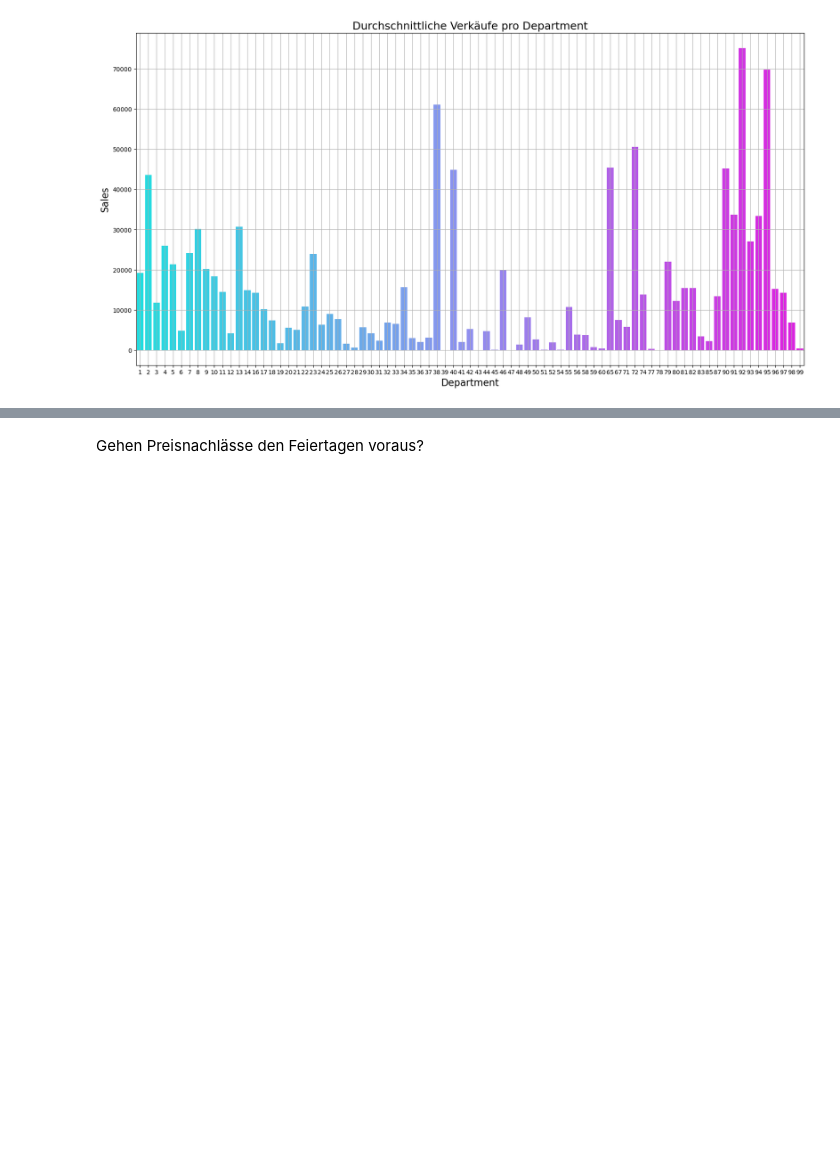
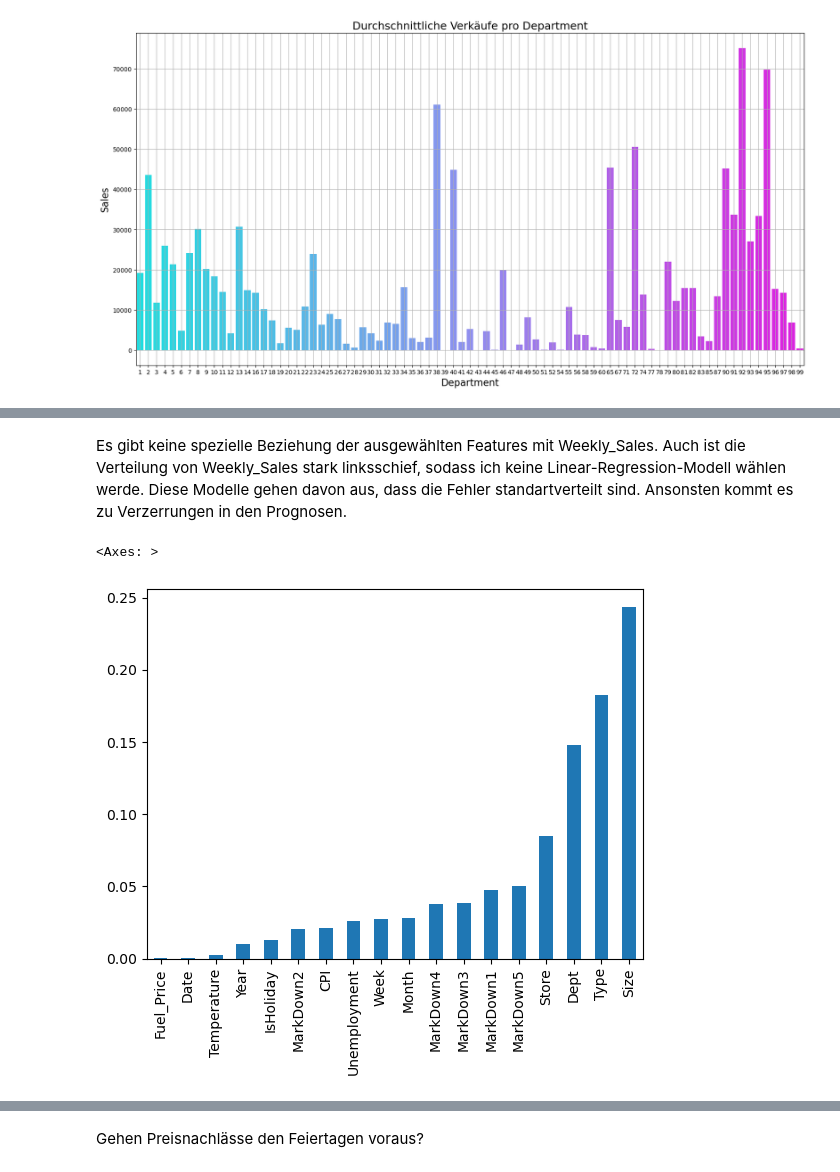
Before and after one commit to MaMut1991/Final_Project, a Jupyter notebook: Overall_project.ipynb, the cells around one changed output, grey strips where cells are left out. Drawn from its saved outputs; the diff is of its cells as text; code cells hidden in the pictures; blank space fills up the shorter version.

```diff
--- a/Overall_project.ipynb
+++ b/Overall_project.ipynb
@@ -504,0 +534,8 @@ Unerwartete Erkenntnisse:
+# %% [markdown]
+Es gibt keine spezielle Beziehung der ausgewählten Features mit Weekly_Sales.
+Auch ist die Verteilung von Weekly_Sales stark linksschief, sodass ich keine Linear-Regression-Modell wählen werde. Diese Modelle gehen davon aus, dass die Fehler standartverteilt sind. Ansonsten kommt es zu Verzerrungen in den Prognosen.
+# %%
+merge_train.corr()['Weekly_Sales'].abs().sort_values()[:-1].plot(kind='bar')
+# %% [output]
+<Axes: >
+[figure, added]
```
Also changed, not shown: parts of 18 cells of this notebook.
